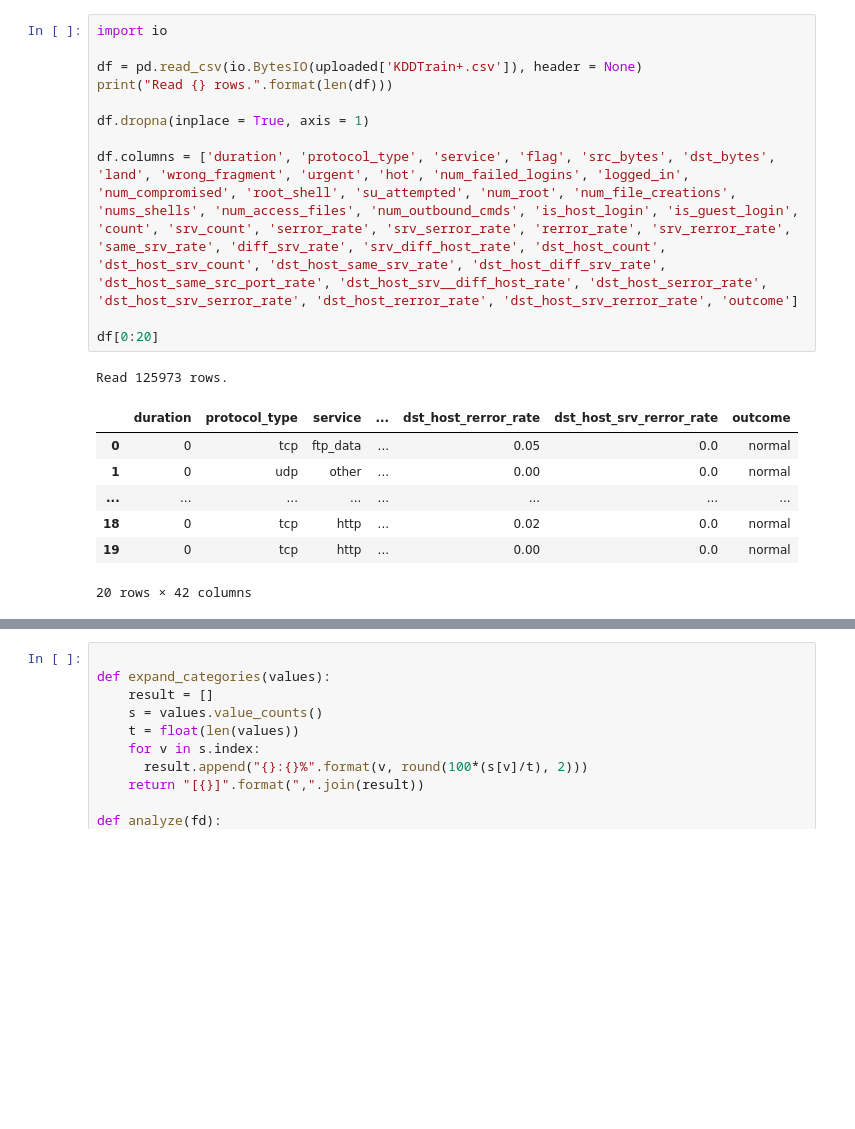
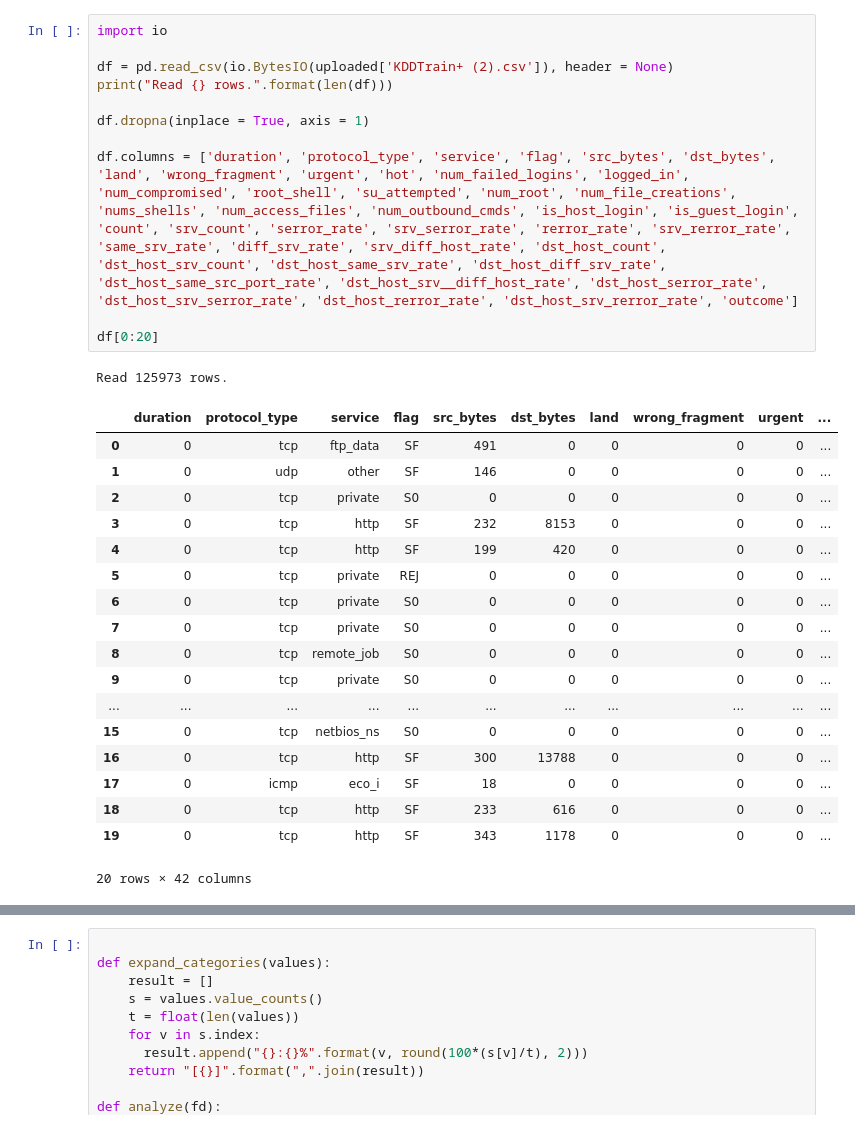
Before and after one commit to vark1623/IDSwithNeuralNet, a Jupyter notebook: Untitled0.ipynb, the cells around one changed output, grey strips where cells are left out. Cells and saved outputs as stored; diff of their text form; blank space fills up the shorter version.

```diff
--- a/Untitled0.ipynb
+++ b/Untitled0.ipynb
@@ -12,20 +12,31 @@ Saving KDDTrain+.csv to KDDTrain+.csv
 # %%
 import io
 
-df = pd.read_csv(io.BytesIO(uploaded['KDDTrain+.csv']), header = None)
+df = pd.read_csv(io.BytesIO(uploaded['KDDTrain+ (2).csv']), header = None)
 print("Read {} rows.".format(len(df)))
 
 df.dropna(inplace = True, axis = 1)
 
 df.columns = ['duration', 'protocol_type', 'service', 'flag', 'src_bytes', 'dst_bytes', 'land', 'wrong_fragment', 'urgent', 'hot', 'num_failed_logins', 'logged_in', 'num_compromised', 'root_shell', 'su_attempted', 'num_root', 'num_file_creations', 'nums_shells', 'num_access_files', 'num_outbound_cmds', 'is_host_login', 'is_guest_login', 'count', 'srv_count', 'serror_rate', 'srv_serror_rate', 'rerror_rate', 'srv_rerror_rate', 'same_srv_rate', 'diff_srv_rate', 'srv_diff_host_rate', 'dst_host_count', 'dst_host_srv_count', 'dst_host_same_srv_rate', 'dst_host_diff_srv_rate', 'dst_host_same_src_port_rate', 'dst_host_srv__diff_host_rate', 'dst_host_serror_rate', 'dst_host_srv_serror_rate', 'dst_host_rerror_rate', 'dst_host_srv_rerror_rate', 'outcome']
 
 df[0:20]
 # %% [output]
 Read 125973 rows.
-|  | duration | protocol_type | service | ... | dst_host_rerror_rate | dst_host_srv_rerror_rate | outcome |
-| 0 | 0 | tcp | ftp_data | ... | 0.05 | 0.0 | normal |
-| 1 | 0 | udp | other | ... | 0.00 | 0.0 | normal |
-| ... | ... | ... | ... | ... | ... | ... | ... |
-| 18 | 0 | tcp | http | ... | 0.02 | 0.0 | normal |
-| 19 | 0 | tcp | http | ... | 0.00 | 0.0 | normal |
+|  | duration | protocol_type | service | flag | src_bytes | dst_bytes | land | wrong_fragment | urgent | ... |
+| 0 | 0 | tcp | ftp_data | SF | 491 | 0 | 0 | 0 | 0 | ... |
+| 1 | 0 | udp | other | SF | 146 | 0 | 0 | 0 | 0 | ... |
+| 2 | 0 | tcp | private | S0 | 0 | 0 | 0 | 0 | 0 | ... |
+| 3 | 0 | tcp | http | SF | 232 | 8153 | 0 | 0 | 0 | ... |
+| 4 | 0 | tcp | http | SF | 199 | 420 | 0 | 0 | 0 | ... |
+| 5 | 0 | tcp | private | REJ | 0 | 0 | 0 | 0 | 0 | ... |
+| 6 | 0 | tcp | private | S0 | 0 | 0 | 0 | 0 | 0 | ... |
+| 7 | 0 | tcp | private | S0 | 0 | 0 | 0 | 0 | 0 | ... |
+| 8 | 0 | tcp | remote_job | S0 | 0 | 0 | 0 | 0 | 0 | ... |
+| 9 | 0 | tcp | private | S0 | 0 | 0 | 0 | 0 | 0 | ... |
+| ... | ... | ... | ... | ... | ... | ... | ... | ... | ... | ... |
+| 15 | 0 | tcp | netbios_ns | S0 | 0 | 0 | 0 | 0 | 0 | ... |
+| 16 | 0 | tcp | http | SF | 300 | 13788 | 0 | 0 | 0 | ... |
+| 17 | 0 | icmp | eco_i | SF | 18 | 0 | 0 | 0 | 0 | ... |
+| 18 | 0 | tcp | http | SF | 233 | 616 | 0 | 0 | 0 | ... |
+| 19 | 0 | tcp | http | SF | 343 | 1178 | 0 | 0 | 0 | ... |
 20 rows × 42 columns
```
Also changed, not shown: parts of 14 cells of this notebook.
